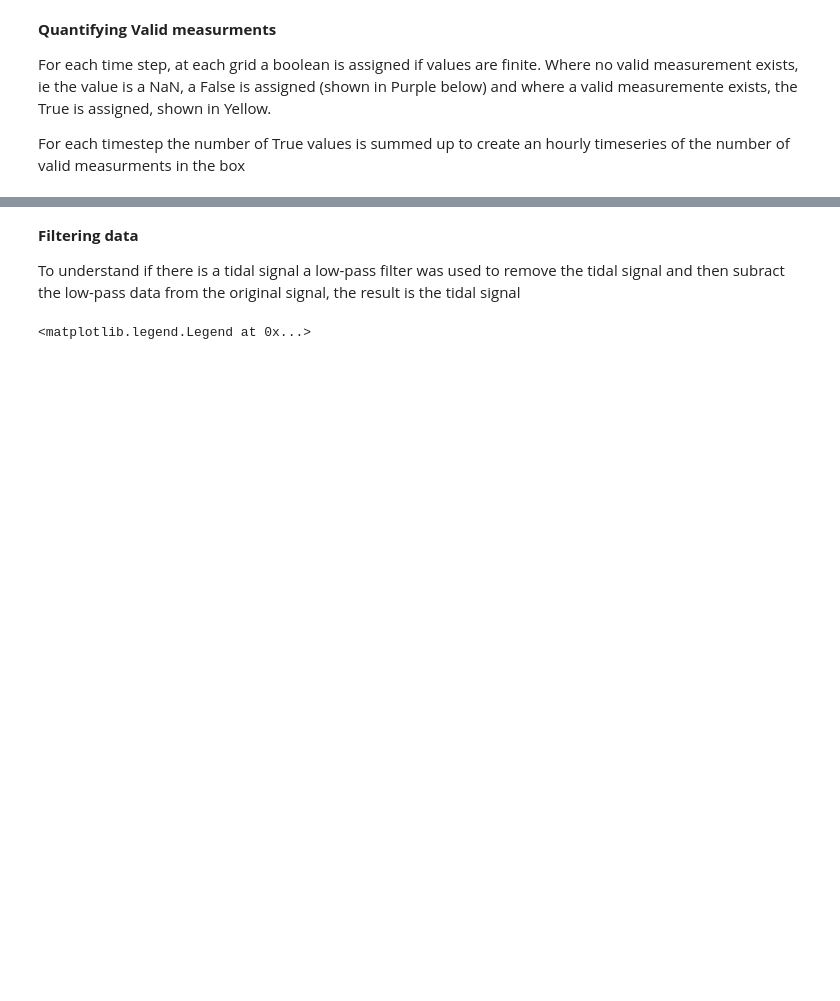
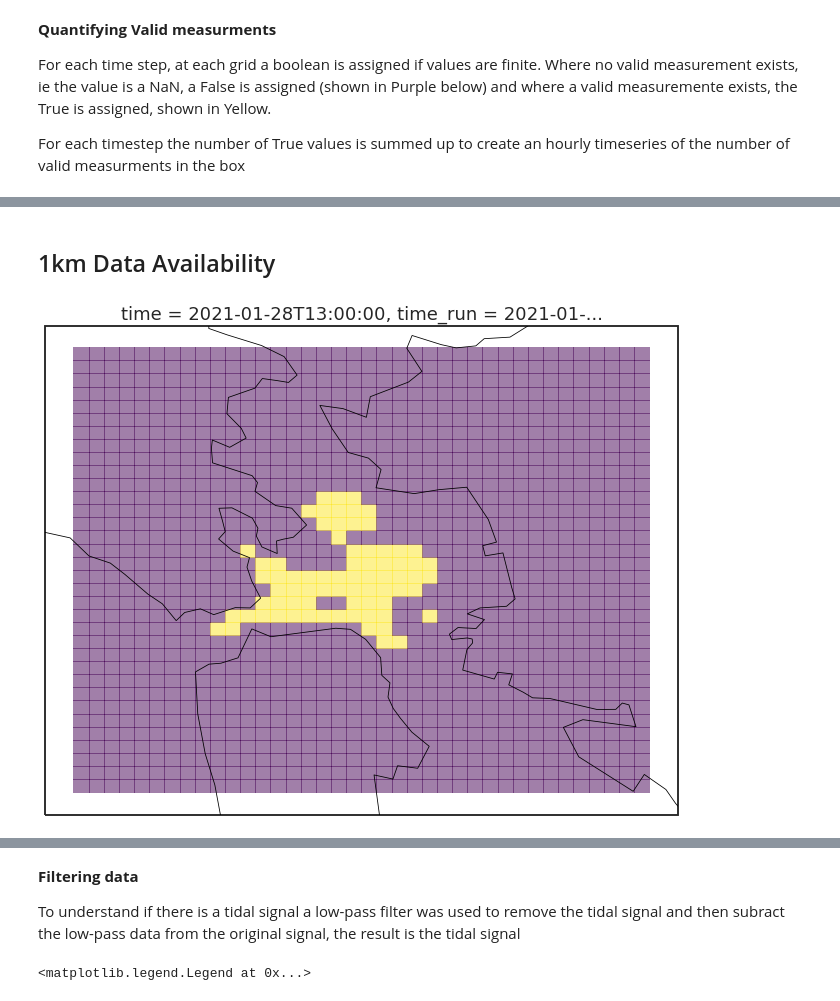
Before and after one commit to CeNCOOS/sfbay-plume-tracker, a Jupyter notebook: PlumeTrackerNotebooks/Checking-SFbay-Data-Availability.ipynb, the cells around one changed output, grey strips where cells are left out. Saved outputs shown, nothing was run; the diff lists cells and outputs as text; code cells hidden in the pictures; blank space fills up the shorter version.

```diff
--- a/PlumeTrackerNotebooks/Checking-SFbay-Data-Availability.ipynb
+++ b/PlumeTrackerNotebooks/Checking-SFbay-Data-Availability.ipynb
@@ -88,0 +216,17 @@ print(oct_num.shape)
+# %% [markdown]
+## 1km Data Availability ##
+# %%
+extent=[-122.6, -122.2, 37.7, 38.] #Golden Gate
+# extent=[-122.2, -121.77, 36.57, 37.1] #MBAY
+# extent=[-121.75, -120.5,  34.8, 35.4] #Morro
+
+ds = xr.open_dataset("http://hfrnet-tds.ucsd.edu/thredds/dodsC/HFR/USWC/1km/hourly/RTV/HFRADAR_US_West_Coast_1km_Resolution_Hourly_RTV_best.ncd")
+ds = ds.sel(lat=slice(extent[2],extent[3]), lon=slice(extent[0],extent[1]))
+ds = ds.sel(time = slice(dt.datetime(2020,1,1), dt.datetime.today()))
+# %%
+fig, ax = make_map()
+vals = ds['u'].isel(time=-1)
+finite_values = np.isfinite(vals)
+im = finite_values.plot(add_colorbar=False,alpha = .50)
+# %% [output]
+[figure, added]
```
Also changed, not shown: parts of 28 cells of this notebook, 2 other files.
